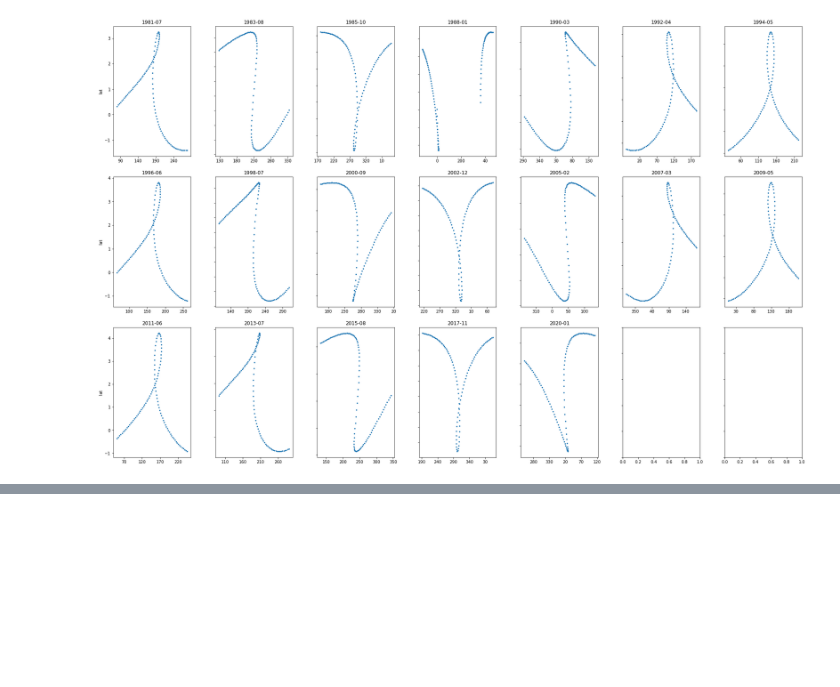
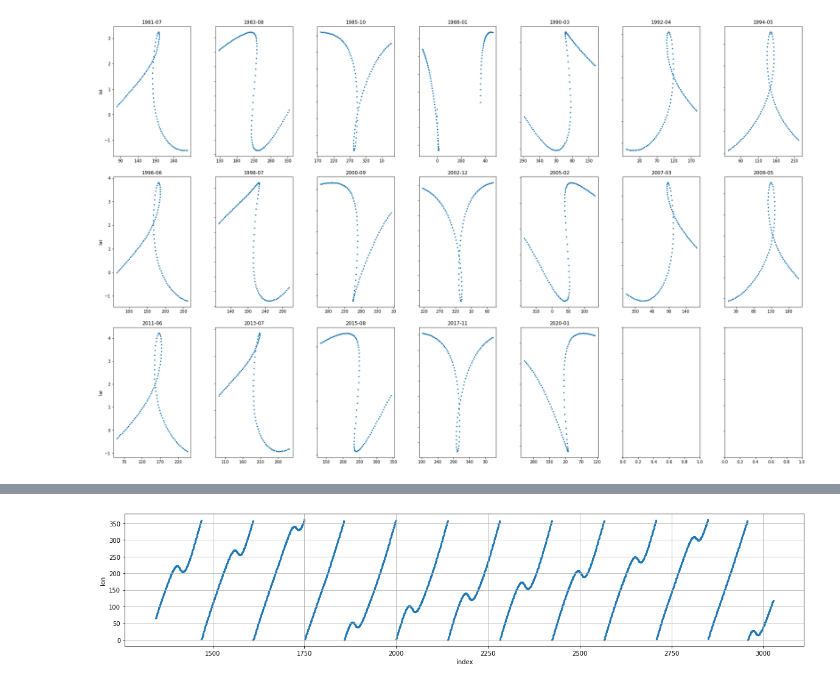
Before and after one commit to suchakr/cahc-utils, a Jupyter notebook: jyotisha/mars_retro.ipynb, the cells around one changed output, grey strips where cells are left out. Saved outputs shown, nothing was run; the diff lists cells and outputs as text; code cells hidden in the pictures; blank space fills up the shorter version.

```diff
--- a/jyotisha/mars_retro.ipynb
+++ b/jyotisha/mars_retro.ipynb
@@ -116,0 +149,5 @@ for span,ax in zip(idx[idxd>1], axs.flatten()) :
+# %%
+m_ax = mr1.reset_index().plot.scatter(x="index", y="lon", secondary_y = 'lat', marker='.', figsize=(20,4), grid=True)
+# mr1.reset_index().plot(x="index", y="lat", marker='.', secondary_y=True, ax=m_ax, color='gray')
+# %% [output]
+[figure, added]
```
Also changed, not shown: parts of 13 cells of this notebook, 14 other files.
